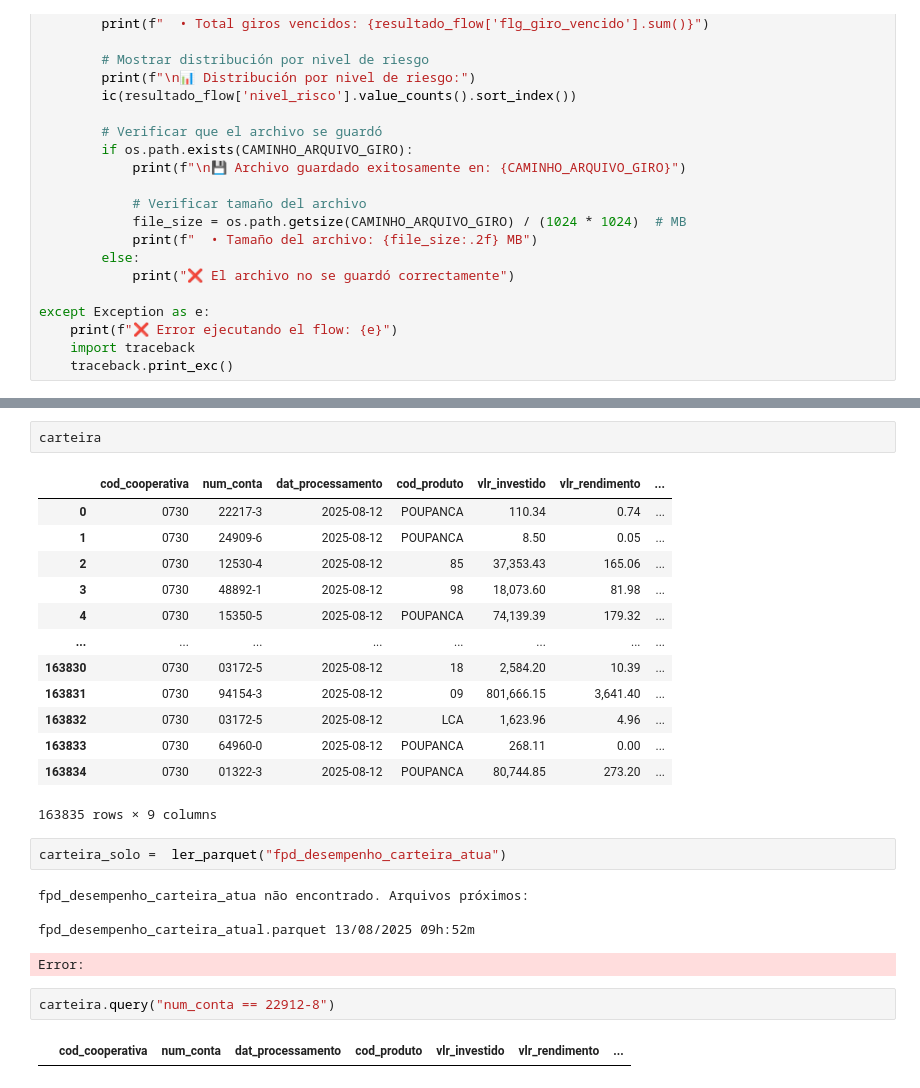
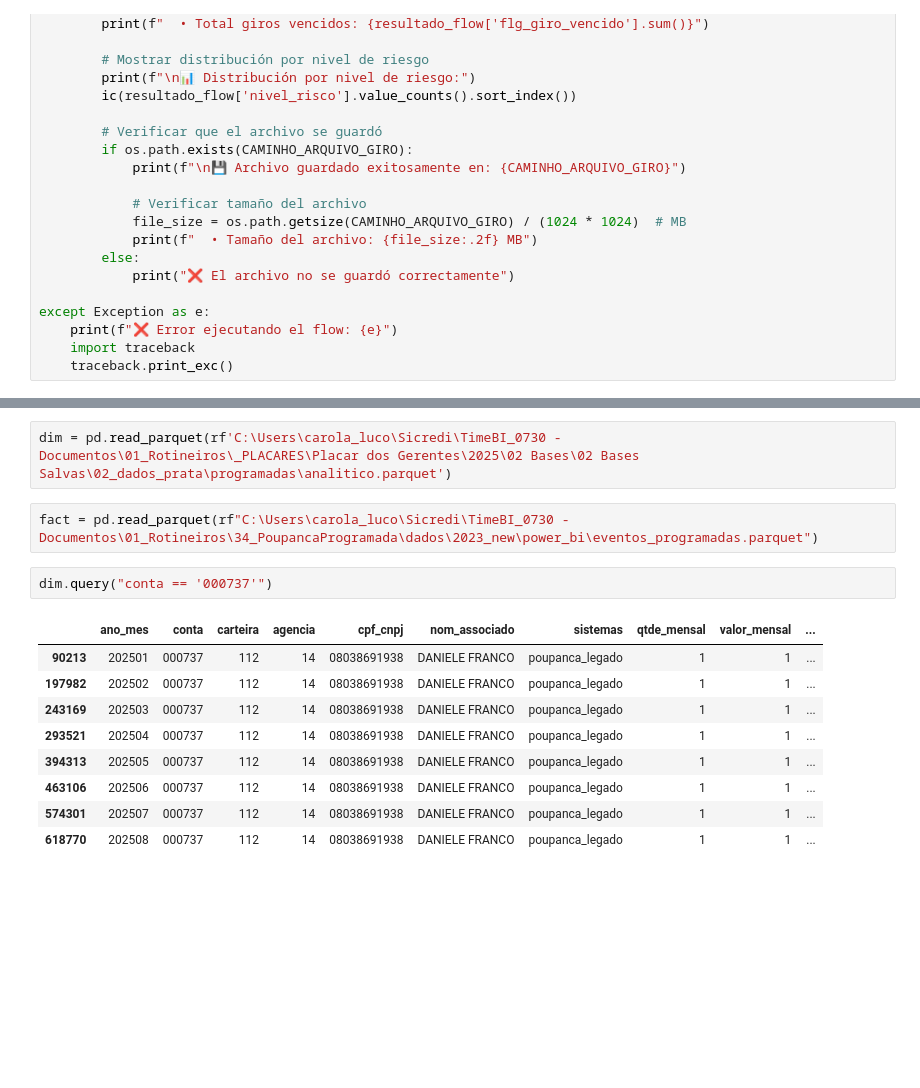
Before and after one commit to muxeres/girosintornillo, a Jupyter notebook: init.ipynb, the cells around one changed output, grey strips where cells are left out. Saved outputs shown, nothing was run; the diff lists cells and outputs as text; blank space fills up the shorter version.

```diff
--- a/init.ipynb
+++ b/init.ipynb
@@ -636,27 +337,16 @@ carteira = ler_parquet("desempenho_carteira_atual")
-# %%
-carteira
-# %% [output]
-|  | cod_cooperativa | num_conta | dat_processamento | cod_produto | vlr_investido | vlr_rendimento | ... |
-| 0 | 0730 | 22217-3 | 2025-08-12 | POUPANCA | 110.34 | 0.74 | ... |
-| 1 | 0730 | 24909-6 | 2025-08-12 | POUPANCA | 8.50 | 0.05 | ... |
-| 2 | 0730 | 12530-4 | 2025-08-12 | 85 | 37,353.43 | 165.06 | ... |
-| 3 | 0730 | 48892-1 | 2025-08-12 | 98 | 18,073.60 | 81.98 | ... |
-| 4 | 0730 | 15350-5 | 2025-08-12 | POUPANCA | 74,139.39 | 179.32 | ... |
-| ... | ... | ... | ... | ... | ... | ... | ... |
-| 163830 | 0730 | 03172-5 | 2025-08-12 | 18 | 2,584.20 | 10.39 | ... |
-| 163831 | 0730 | 94154-3 | 2025-08-12 | 09 | 801,666.15 | 3,641.40 | ... |
-| 163832 | 0730 | 03172-5 | 2025-08-12 | LCA | 1,623.96 | 4.96 | ... |
-| 163833 | 0730 | 64960-0 | 2025-08-12 | POUPANCA | 268.11 | 0.00 | ... |
-| 163834 | 0730 | 01322-3 | 2025-08-12 | POUPANCA | 80,744.85 | 273.20 | ... |
-163835 rows × 9 columns
-# %%
-carteira_solo =  ler_parquet("fpd_desempenho_carteira_atua")
-# %% [output]
-fpd_desempenho_carteira_atua não encontrado. Arquivos próximos:
-
-fpd_desempenho_carteira_atual.parquet 13/08/2025 09h:52m
-Error:
-# %%
-carteira.query("num_conta == 22912-8")
-# %% [output]
-|  | cod_cooperativa | num_conta | dat_processamento | cod_produto | vlr_investido | vlr_rendimento | ... |
+# %%
+dim = pd.read_parquet(rf'C:\Users\carola_luco\Sicredi\TimeBI_0730 - Documentos\01_Rotineiros\_PLACARES\Placar dos Gerentes\2025\02 Bases\02 Bases Salvas\02_dados_prata\programadas\analitico.parquet')
+# %%
+fact = pd.read_parquet(rf"C:\Users\carola_luco\Sicredi\TimeBI_0730 - Documentos\01_Rotineiros\34_PoupancaProgramada\dados\2023_new\power_bi\eventos_programadas.parquet")
+# %%
+dim.query("conta == '000737'")
+# %% [output]
+|  | ano_mes | conta | carteira | agencia | cpf_cnpj | nom_associado | sistemas | qtde_mensal | valor_mensal | ... |
+| 90213 | 202501 | 000737 | 112 | 14 | 08038691938 | DANIELE FRANCO | poupanca_legado | 1 | 1 | ... |
+| 197982 | 202502 | 000737 | 112 | 14 | 08038691938 | DANIELE FRANCO | poupanca_legado | 1 | 1 | ... |
+| 243169 | 202503 | 000737 | 112 | 14 | 08038691938 | DANIELE FRANCO | poupanca_legado | 1 | 1 | ... |
+| 293521 | 202504 | 000737 | 112 | 14 | 08038691938 | DANIELE FRANCO | poupanca_legado | 1 | 1 | ... |
+| 394313 | 202505 | 000737 | 112 | 14 | 08038691938 | DANIELE FRANCO | poupanca_legado | 1 | 1 | ... |
+| 463106 | 202506 | 000737 | 112 | 14 | 08038691938 | DANIELE FRANCO | poupanca_legado | 1 | 1 | ... |
+| 574301 | 202507 | 000737 | 112 | 14 | 08038691938 | DANIELE FRANCO | poupanca_legado | 1 | 1 | ... |
+| 618770 | 202508 | 000737 | 112 | 14 | 08038691938 | DANIELE FRANCO | poupanca_legado | 1 | 1 | ... |
```
Also changed, not shown: parts of 17 cells of this notebook, 2 other files.
